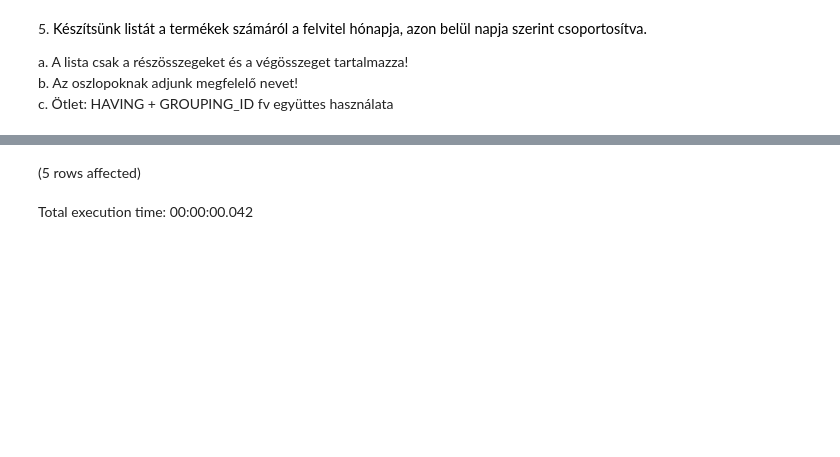
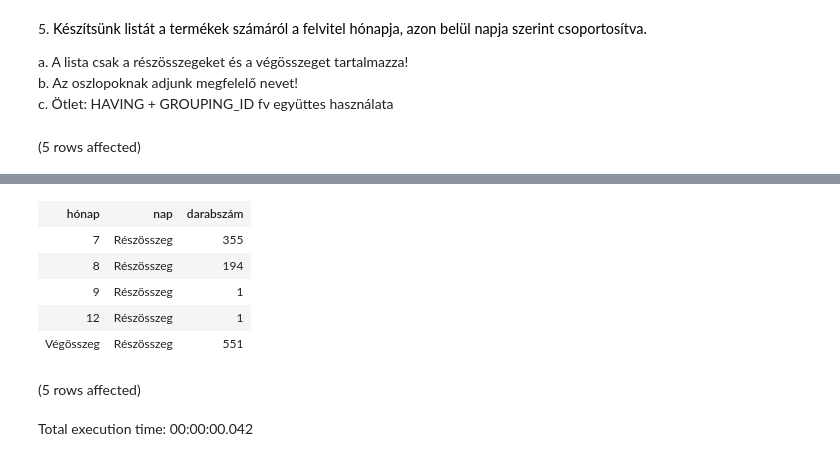
Before and after one commit to szosszi/adatbazis, a Jupyter notebook: gyakorlat04_feladatok_mo.ipynb, the cells around one changed output, grey strips where cells are left out. Drawn from its saved outputs; the diff is of its cells as text; code cells hidden in the pictures; blank space fills up the shorter version.

```diff
--- a/gyakorlat04_feladatok_mo.ipynb
+++ b/gyakorlat04_feladatok_mo.ipynb
@@ -145,3 +186,12 @@ GROUP BY ROLLUP(szulev, nem)
 a. A lista csak a részösszegeket és a végösszeget tartalmazza!
 b. Az oszlopoknak adjunk megfelelő nevet!
 c. Ötlet: HAVING + GROUPING\_ID fv együttes használata
+# %%
+SELECT IIF(GROUPING_ID(MONTH(FELVITEL)) = 1, 'Végösszeg', CAST(MONTH(felvitel) AS nvarchar(3))) AS 'hónap',
+IIF(GROUPING_ID(DAY(FELVITEL))=1, 'Részösszeg', CAST(DAY(FELVITEL) AS nvarchar(3))) AS 'nap',
+COUNT(TERMEKKOD) AS 'darabszám'
+FROM Termek
+GROUP BY ROLLUP (MONTH(FELVITEL), DAY(FELVITEL))
+HAVING GROUPING_ID(MONTH(FELVITEL), DAY(FELVITEL)) > 0
+# %% [output]
+(5 rows affected)
@@ -148 +199,7 @@ c. Ötlet: HAVING + GROUPING\_ID fv együttes használata
+| hónap | nap | darabszám |
+| 7 | Részösszeg | 355 |
+| 8 | Részösszeg | 194 |
+| 9 | Részösszeg | 1 |
+| 12 | Részösszeg | 1 |
+| Végösszeg | Részösszeg | 551 |
 # %%
```
Also changed, not shown: parts of 4 cells of this notebook.
